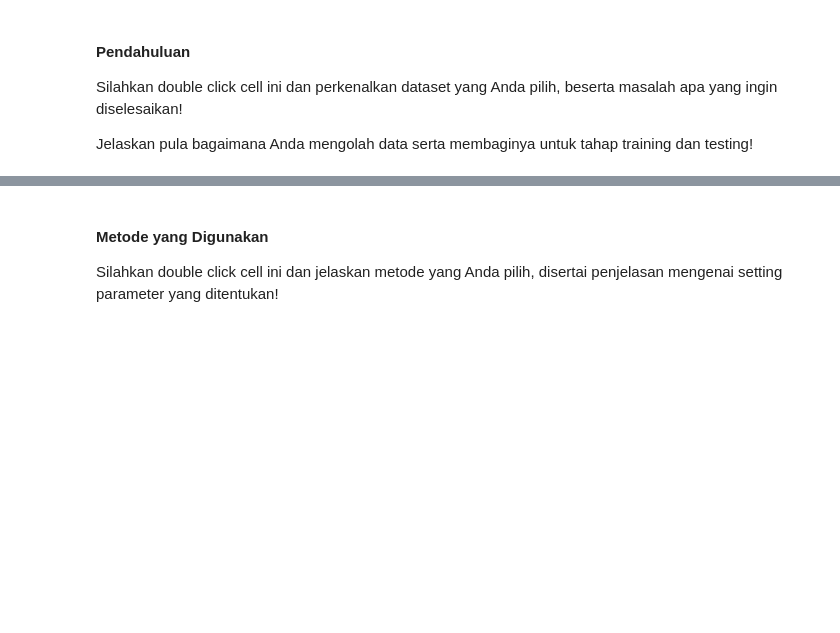
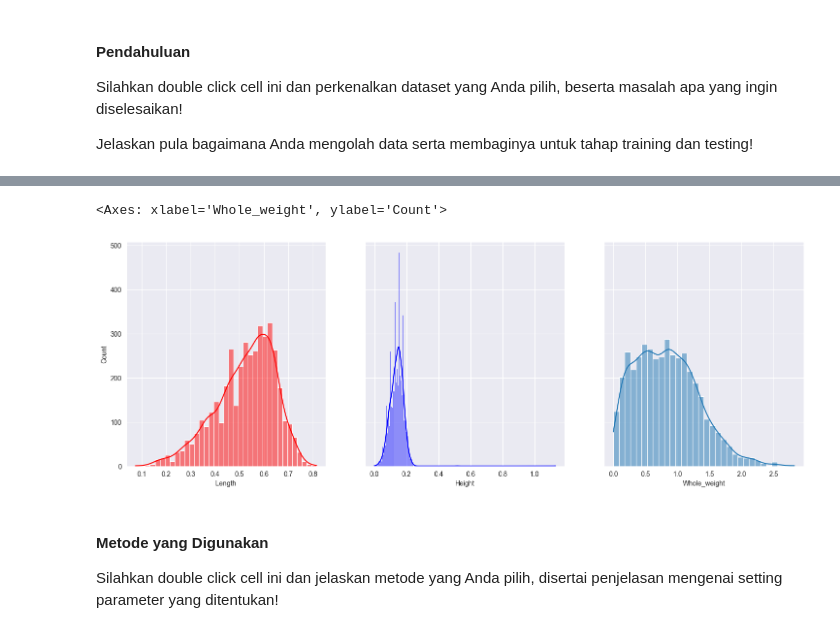
Before and after one commit to raflyzainn/tubes2-pkb, a Jupyter notebook: tubes1.ipynb, the cells around one changed output, grey strips where cells are left out. Cells and saved outputs as stored; diff of their text form; code cells hidden in the pictures; blank space fills up the shorter version.

```diff
--- a/tubes1.ipynb
+++ b/tubes1.ipynb
@@ -50,3 +81,11 @@ plt.show()
+# %%
+fig, axes = plt.subplots(1, 3, figsize = (18,6), sharey = True)
+sns.histplot(df, ax=axes[0], x="Length", kde=True, color='r')
+sns.histplot(df, ax=axes[1], x="Height", kde=True, color='b')
+sns.histplot(df, ax=axes[2], x="Whole_weight", kde=True)
+# %% [output]
+<Axes: xlabel='Whole_weight', ylabel='Count'>
+[figure, added]
 # %% [markdown]
 #### Metode yang Digunakan
 Silahkan double click cell ini dan jelaskan metode yang Anda pilih, disertai penjelasan mengenai setting parameter yang ditentukan!
```
Also changed, not shown: parts of 3 cells of this notebook.
